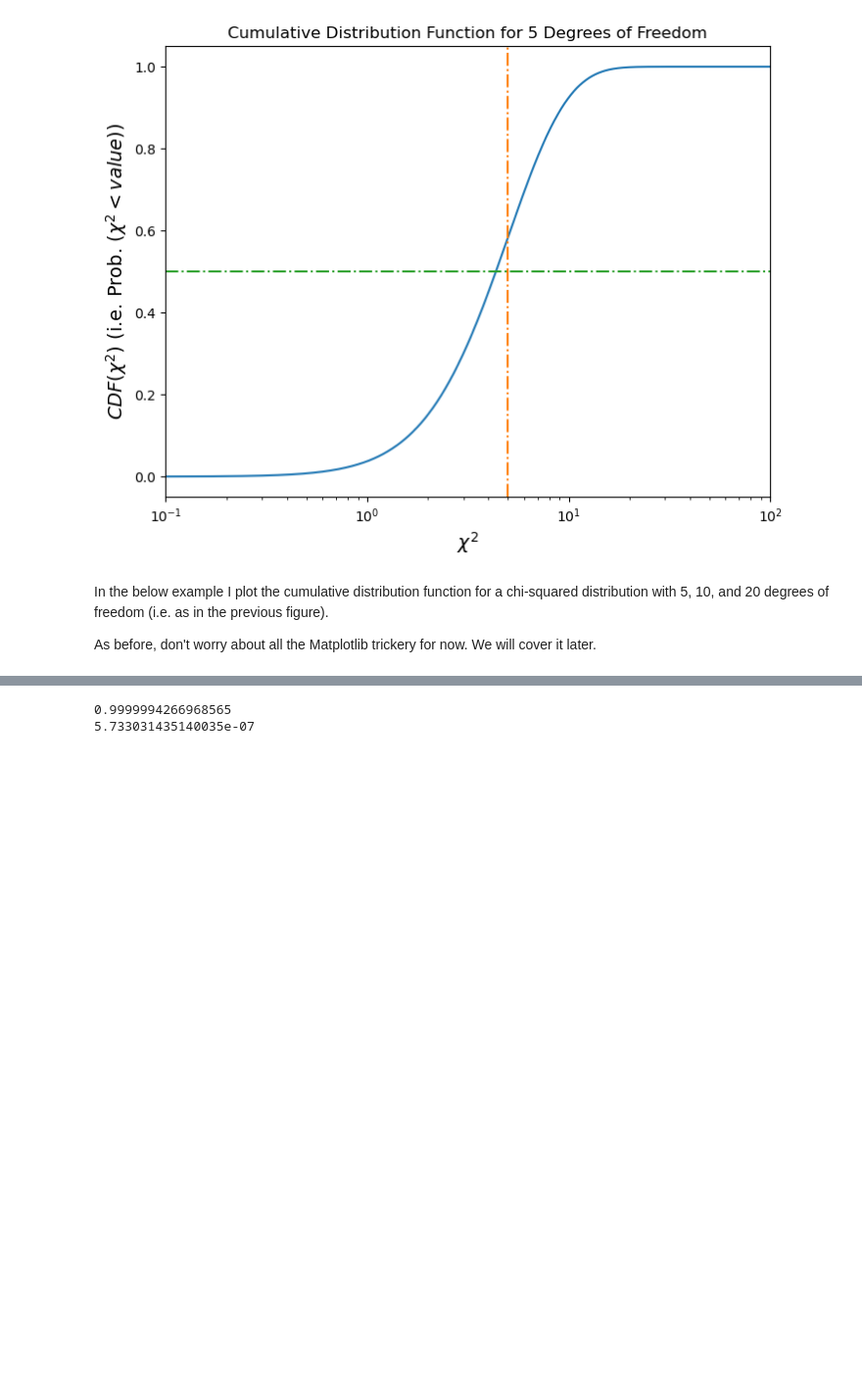
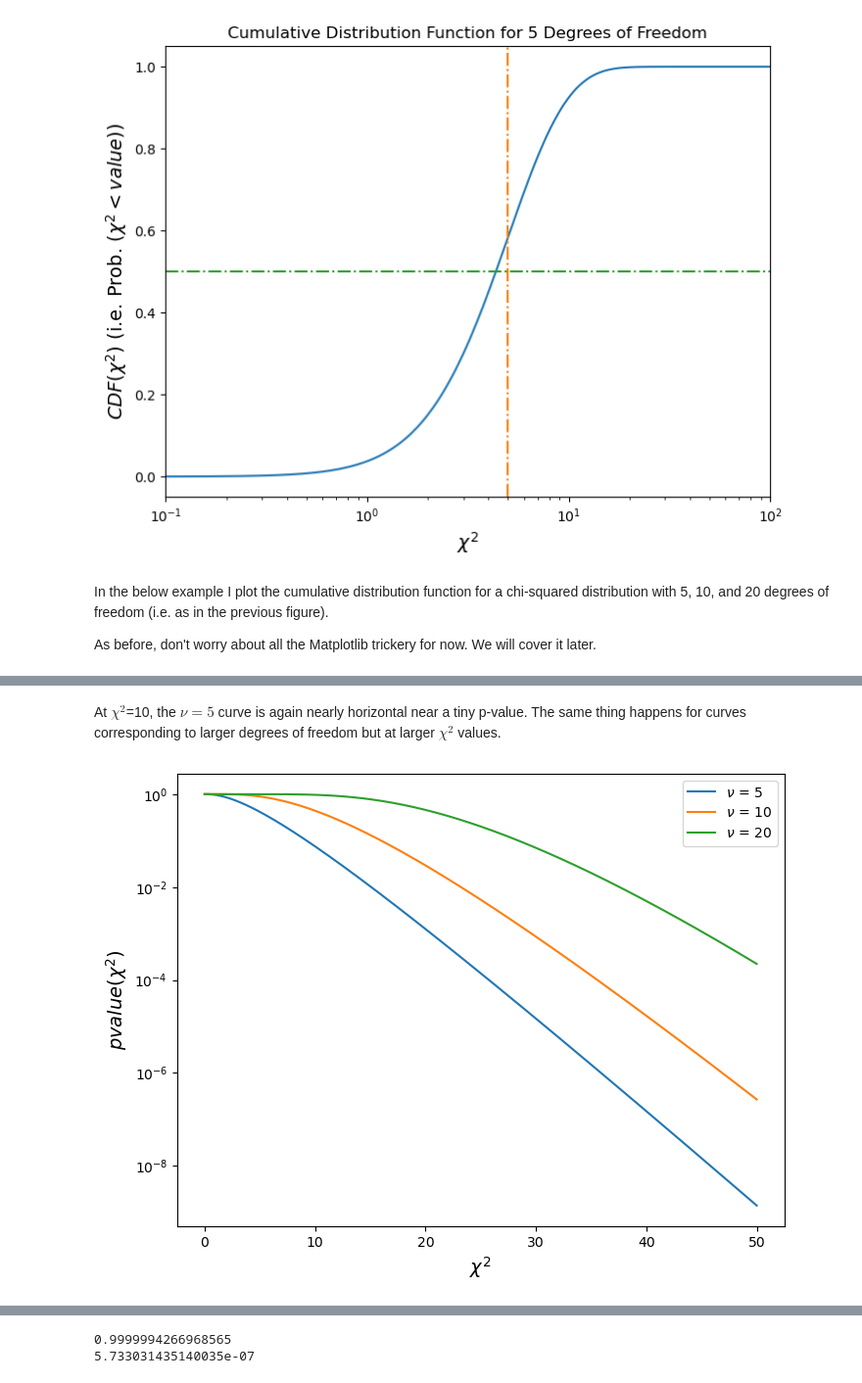
Before and after one commit to thaynecurrie/phys7903_fall2025, a Jupyter notebook: ScientificPythonNotes/SciPy/Python_scipy_part3c.ipynb, the cells around one changed output, grey strips where cells are left out. Shown at 98% size. Saved outputs shown, nothing was run; the diff lists cells and outputs as text; code cells hidden in the pictures; blank space fills up the shorter version.

```diff
--- a/ScientificPythonNotes/SciPy/Python_scipy_part3c.ipynb
+++ b/ScientificPythonNotes/SciPy/Python_scipy_part3c.ipynb
@@ -226 +245,23 @@ Text(0, 0.5, '$p value(\\chi^{2})$')
+# %% [markdown]
+At $\chi^{2}$=10, the $\nu = 5$ curve is again nearly horizontal near a tiny p-value.  The same thing happens for curves corresponding to larger degrees of freedom but at larger $\chi^{2}$ values.
+# %%
+# on a y-log scale...
+
+#import matplotlib.pyplot as plt
+
+#list of degrees of freedom
+dof=[5,10,20]
+
+#a for-loop plotting the CDF for different degrees of freedom
+for i in range(len(dof)):
+ plt.plot(chisq,1-chi2.cdf(chisq,dof[i]),label=r'$\nu$ = {0:d}'.format(dof[i]))
+
+#making the plot look nicer
+plt.legend(loc='best')
+plt.xlabel(r'$\chi^{2}$',fontsize=14)
+plt.ylabel(r'$p value(\chi^{2})$',fontsize=14)
+plt.yscale('log')
+plt.show()
+# %% [output]
+[figure, added]
 # %% [markdown]
```
Also changed, not shown: parts of 38 cells of this notebook, 2 other files.
